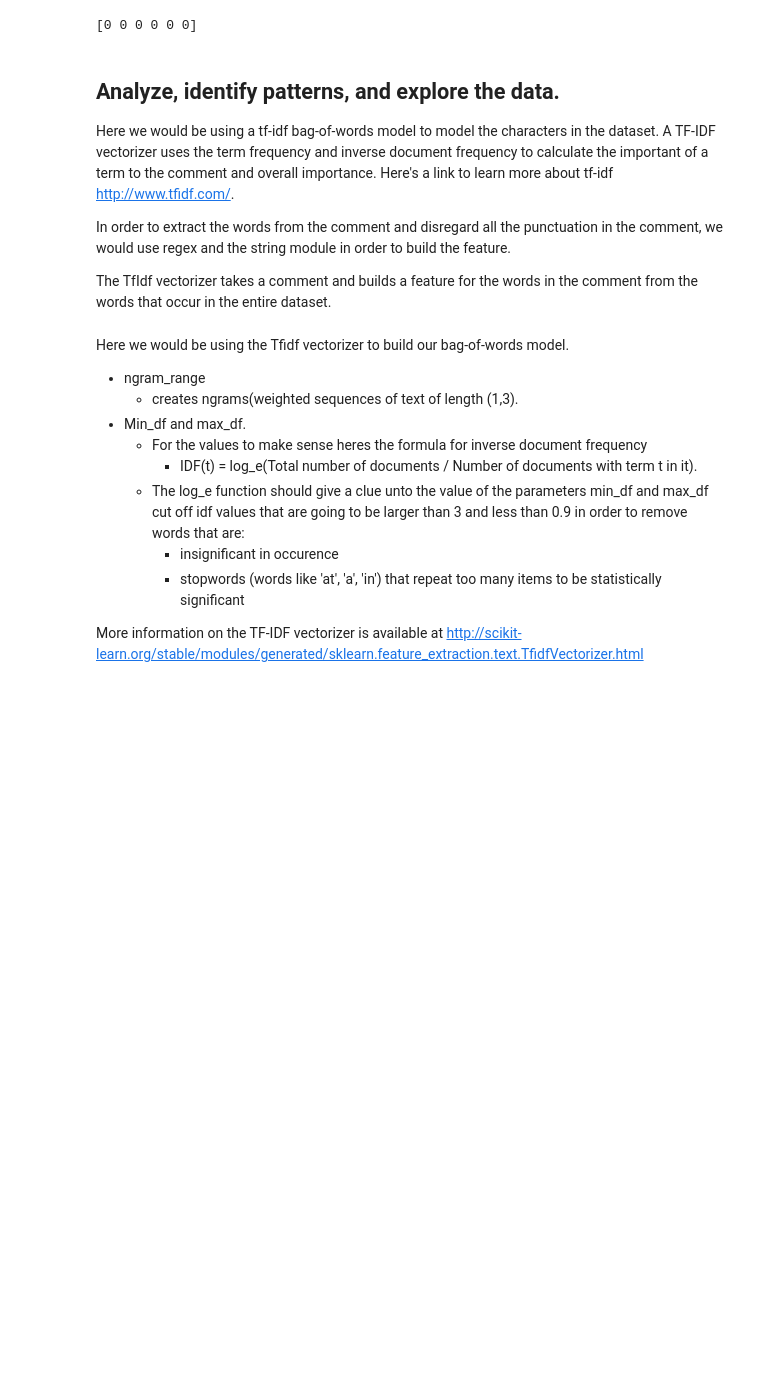
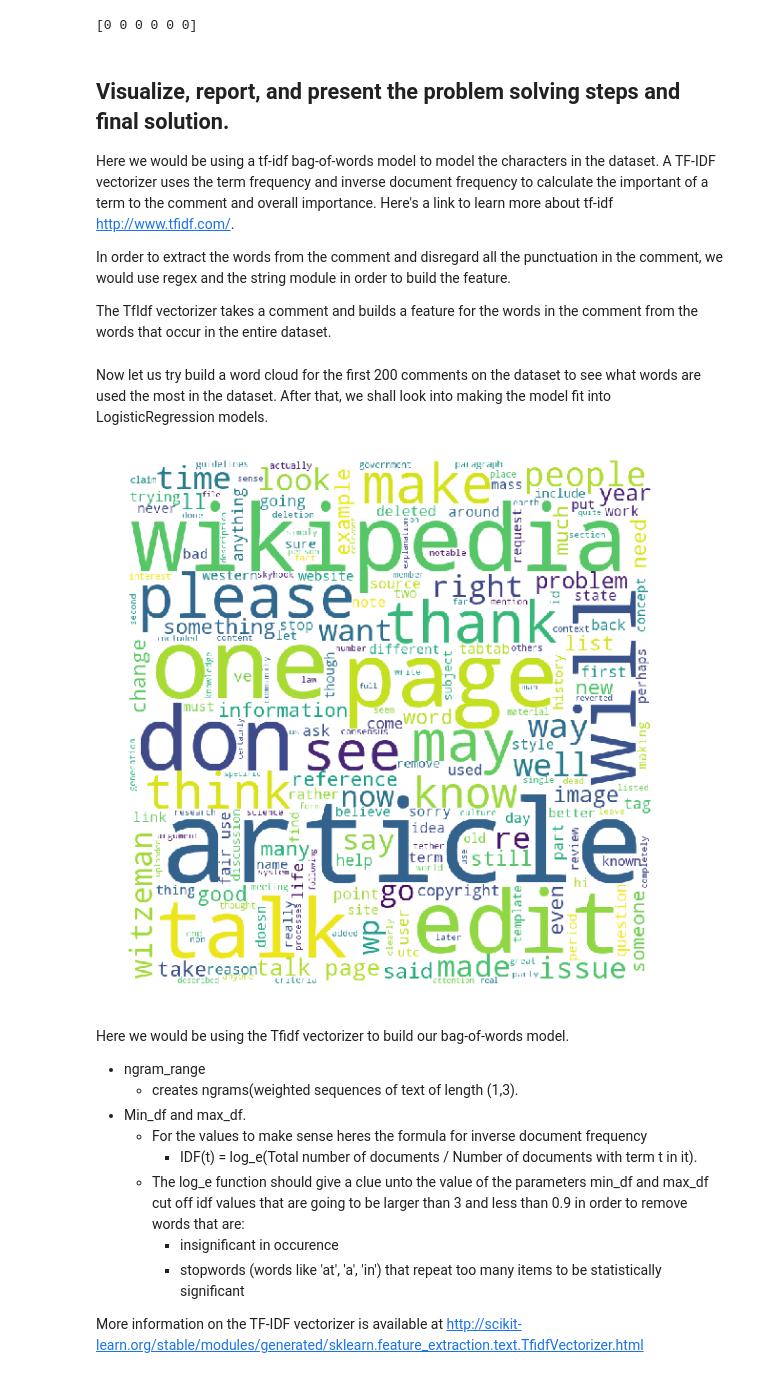
Before and after one commit to raghav96/datascience, a Jupyter notebook: Toxic Comment Dataset Challenge.ipynb, the cells around one changed output. Saved outputs shown, nothing was run; the diff lists cells and outputs as text; code cells hidden in the pictures; blank space fills up the shorter version.

```diff
--- a/Toxic Comment Dataset Challenge.ipynb
+++ b/Toxic Comment Dataset Challenge.ipynb
@@ -134,7 +138,7 @@ print(y[0])
 # %% [output]
 [0 0 0 0 0 0]
 # %% [markdown]
-## Analyze, identify patterns, and explore the data.
+## Visualize, report, and present the problem solving steps and final solution.
 
 Here we would be using a tf-idf bag-of-words model to model the characters in the dataset. A TF-IDF vectorizer uses the term frequency and inverse document frequency to calculate the important of a term to the comment and overall importance. Here's a link to learn more about tf-idf http://www.tfidf.com/.
 
@@ -145,6 +149,43 @@ The TfIdf vectorizer takes a comment and builds a feature for the words in the c
 import re, string
 re_tok = re.compile(f'([{string.punctuation}“”£₤‘’])')
 def tokenize(s): return re_tok.sub(r' \1 ', s).split()
+# %% [markdown]
+Now let us try build a word cloud for the first 200 comments on the dataset to see what words are used the most in the dataset. After that, we shall look into making the model fit into LogisticRegression models.
+# %%
+from wordcloud import WordCloud, STOPWORDS
+
+comment_words = ' '
+stopwords = set(STOPWORDS)
+
+# iterate through the csv file
+for val in comments_train[0:200]:
+
+    # typecaste each val to string
+    val = str(val)
+    tokens = tokenize(val.strip(string.punctuation))
+
+    # Converts each token into lowercase
+    for i in range(len(tokens)):
+        tokens[i] = tokens[i].lower()
+
+    for words in tokens:
+        comment_words = comment_words + words + ' '
+
+
+wordcloud = WordCloud(width = 800, height = 800,
+                background_color ='white',
+                stopwords = stopwords,
+                min_font_size = 10).generate(comment_words)
+
+# plot the WordCloud image
+plt.figure(figsize = (8, 8), facecolor = None)
+plt.imshow(wordcloud)
+plt.axis("off")
+plt.tight_layout(pad = 0)
+
+plt.show()
+# %% [output]
+[figure, added]
 # %% [markdown]
 Here we would be using the Tfidf vectorizer to build our bag-of-words model.
 
```
Also changed, not shown: parts of 14 cells of this notebook.
